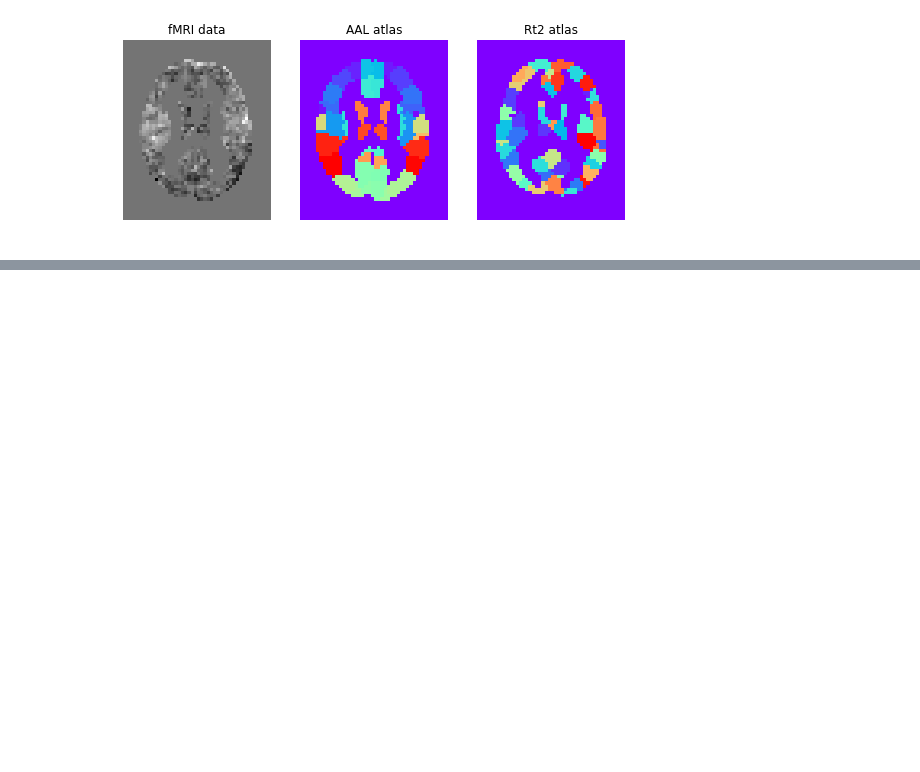
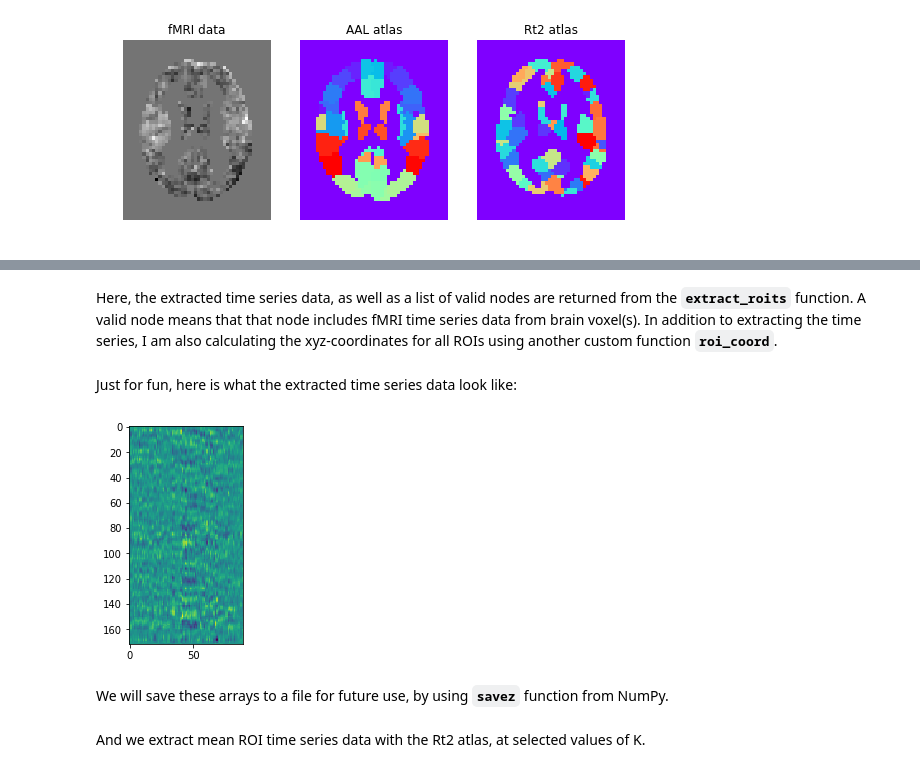
Before and after one commit to sathayas/JupyterConnectivitySpring2019, a Jupyter notebook: Atlas.ipynb, the cells around one changed output, grey strips where cells are left out. Cells and saved outputs as stored; diff of their text form; code cells hidden in the pictures; blank space fills up the shorter version.

```diff
--- a/Atlas.ipynb
+++ b/Atlas.ipynb
@@ -420,0 +488,27 @@ plt.show()
+# %%
+###### Image data files
+# atlas data files (resliced version)
+f_atlasAAL = 'DataAtlas/aal_MNI_V4_r.nii.gz'
+f_atlasRt2 = 'DataAtlas/tcorr05_2level_all_r.nii.gz'
+X_AAL = nib.load(f_atlasAAL).get_data()
+X_Rt2 = nib.load(f_atlasRt2).get_data()
+
+
+#fMRI data file (pre-processed)
+f_fMRI = 'DataAtlas/Oxford_sub16112_func2standard_r_bp_reg_ms.nii.gz'
+X_fMRI = nib.load(f_fMRI).get_data()
+# %% [markdown]
+Here, the extracted time series data, as well as a list of valid nodes are returned from the **`extract_roits`** function. A valid node means that that node includes fMRI time series data from brain voxel(s). In addition to extracting the time series, I am also calculating the xyz-coordinates for all ROIs using another custom function **`roi_coord`**.
+# %%
+###### Extracting time series (AAL)
+ts_AAL, node_AAL = extract_roits(X_fMRI, X_AAL)
+xyz_AAL = roi_coord(X_AAL, node_AAL)
+# %% [markdown]
+Just for fun, here is what the extracted time series data look like:
+# %%
+plt.imshow(ts_AAL)
+plt.show()
+# %% [output]
+[figure, added]
+# %% [markdown]
+We will save these arrays to a file for future use, by using **`savez`** function from NumPy.
@@ -420,0 +521,2 @@ plt.show()
+# %% [markdown]
+And we extract mean ROI time series data with the Rt2 atlas, at selected values of K.
```
Also changed, not shown: parts of 46 cells of this notebook.
